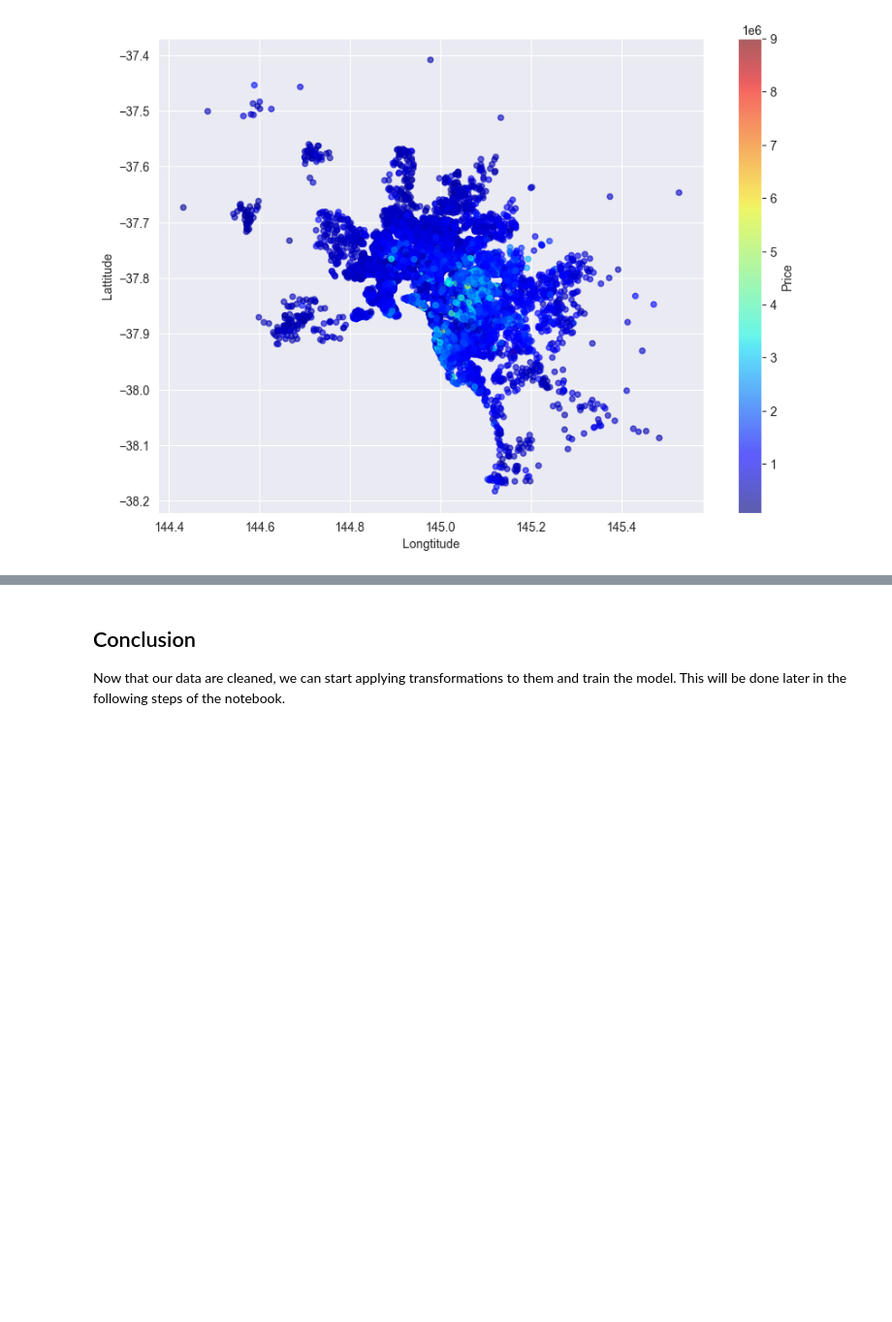
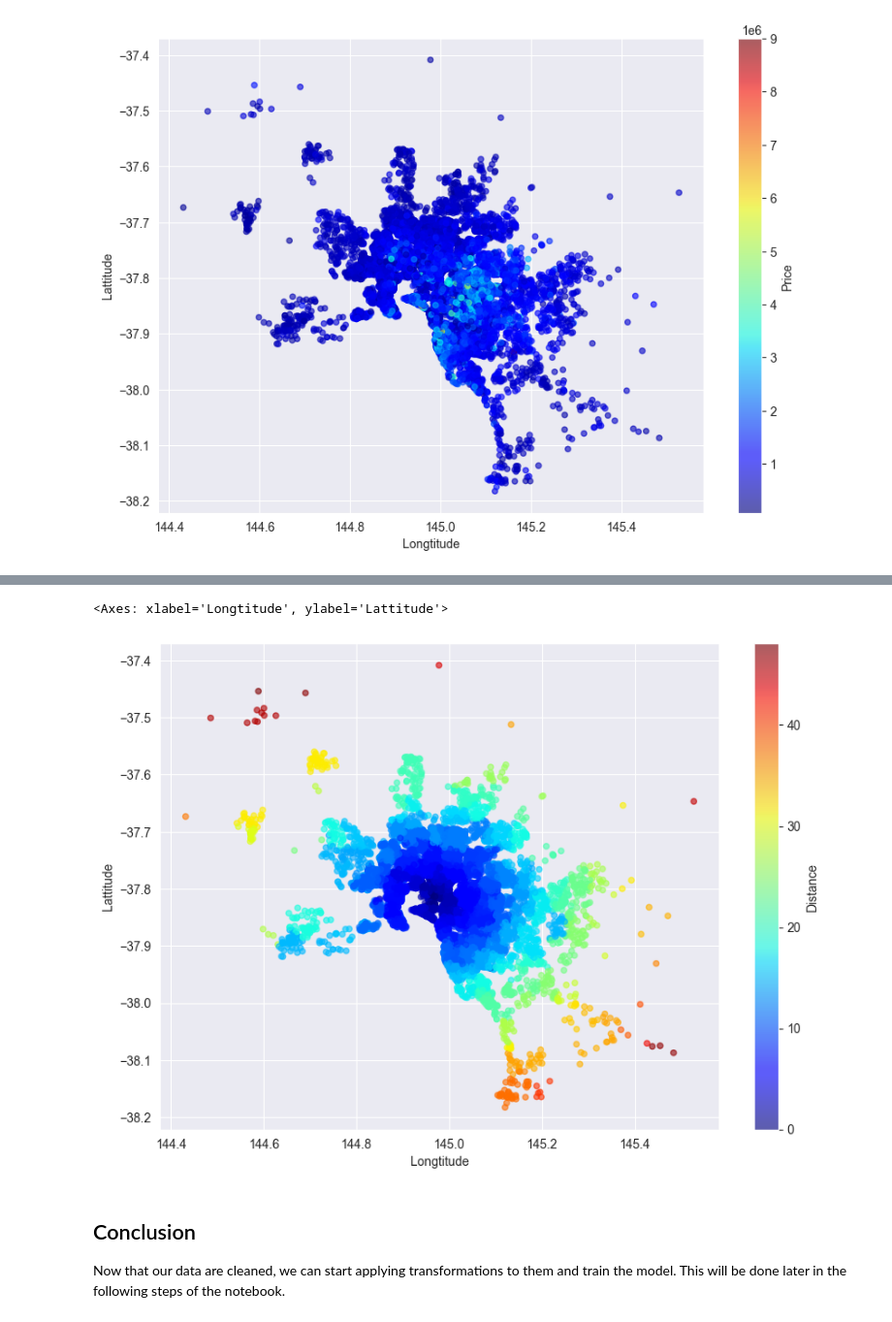
Before and after one commit to PLOTFINDER/aaa, a Jupyter notebook: main.ipynb, the cells around one changed output, grey strips where cells are left out. Shown at 97% size. Saved outputs shown, nothing was run; the diff lists cells and outputs as text; code cells hidden in the pictures; blank space fills up the shorter version.

```diff
--- a/main.ipynb
+++ b/main.ipynb
@@ -418,3 +421,9 @@ numerical_features
+# %%
+df.plot(kind="scatter", x="Longtitude", y="Lattitude", alpha=0.6, figsize=(10, 7), c="Distance", cmap=plt.get_cmap("jet"),
+        colorbar=True)
+# %% [output]
+<Axes: xlabel='Longtitude', ylabel='Lattitude'>
+[figure, added]
 # %% [markdown]
 ## Conclusion
 Now that our data are cleaned, we can start applying transformations to them and train the model.
```
Also changed, not shown: parts of 34 cells of this notebook.
